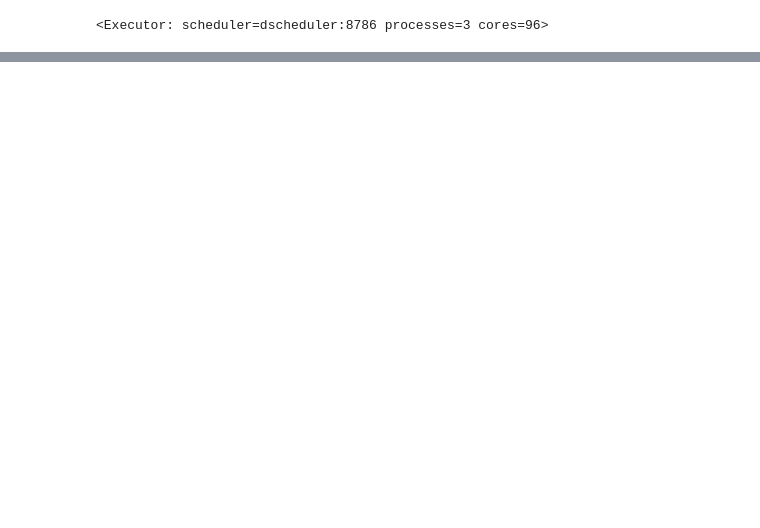
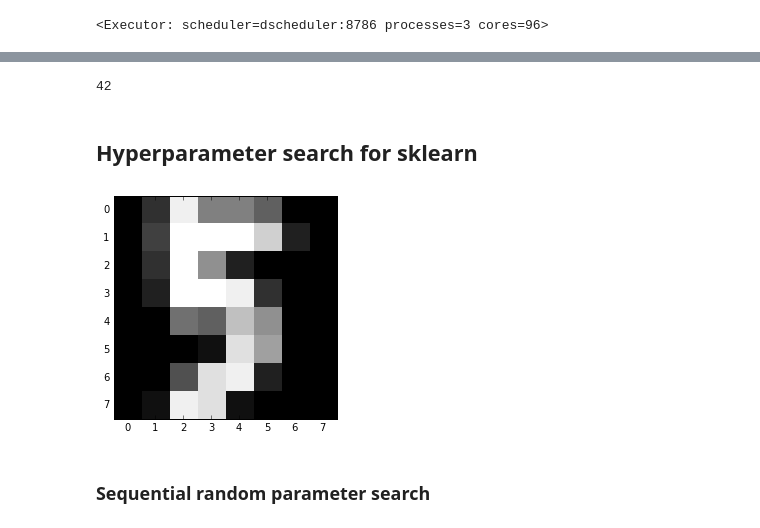
Before and after one commit to ogrisel/docker-distributed, a Jupyter notebook: examples/sklearn_parameter_search.ipynb, the cells around one changed output, grey strips where cells are left out. Cells and saved outputs as stored; diff of their text form; code cells hidden in the pictures; blank space fills up the shorter version.

```diff
--- a/examples/sklearn_parameter_search.ipynb
+++ b/examples/sklearn_parameter_search.ipynb
@@ -211,0 +45,4 @@ plot_param_map(high_tol, high_tol['training_time'], 'training time (s)')
+# %%
+f2.result()
+# %% [output]
+42
@@ -211,0 +57,17 @@ plot_param_map(high_tol, high_tol['training_time'], 'training time (s)')
+# %% [markdown]
+## Hyperparameter search for sklearn
+# %%
+from sklearn.datasets import load_digits
+import numpy as np
+
+digits = load_digits()
+# %%
+%matplotlib inline
+import matplotlib.pyplot as plt
+
+plt.imshow(digits.data[35].reshape(8, 8),
+           interpolation='nearest', cmap='gray');
+# %% [output]
+[figure, added]
+# %% [markdown]
+### Sequential random parameter search
```
Also changed, not shown: parts of 62 cells of this notebook.
